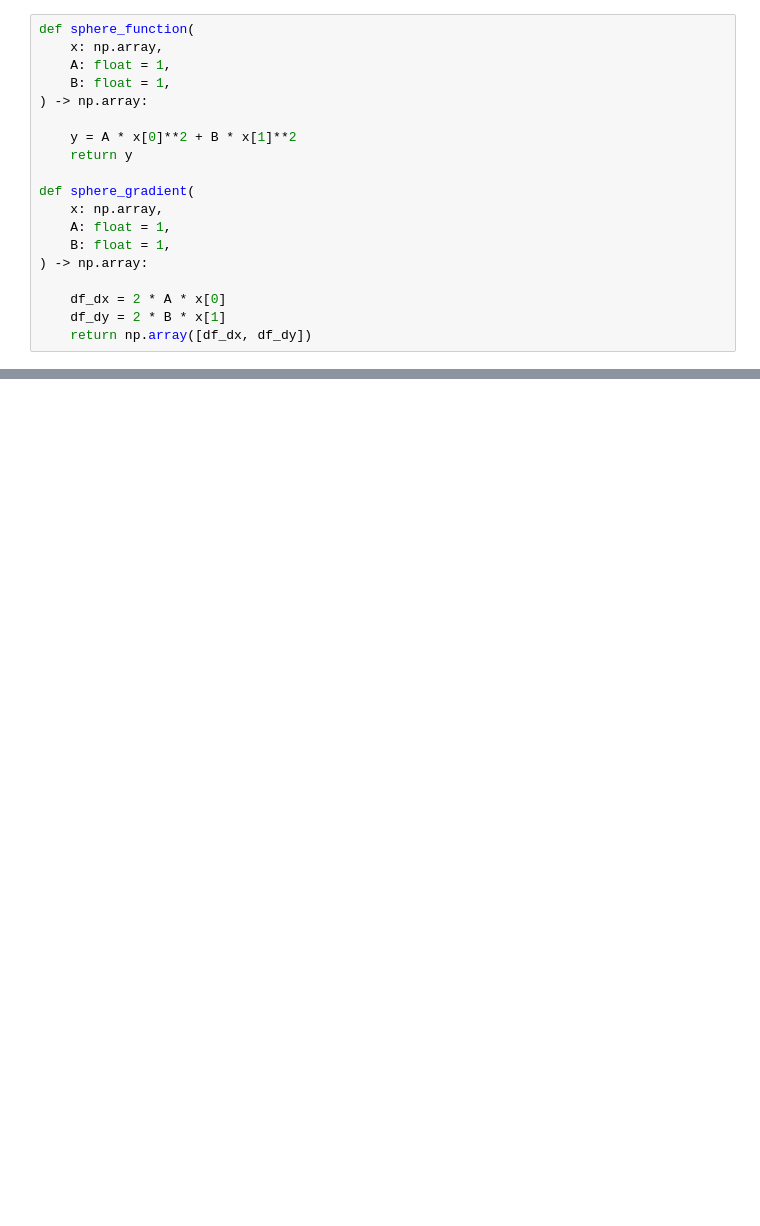
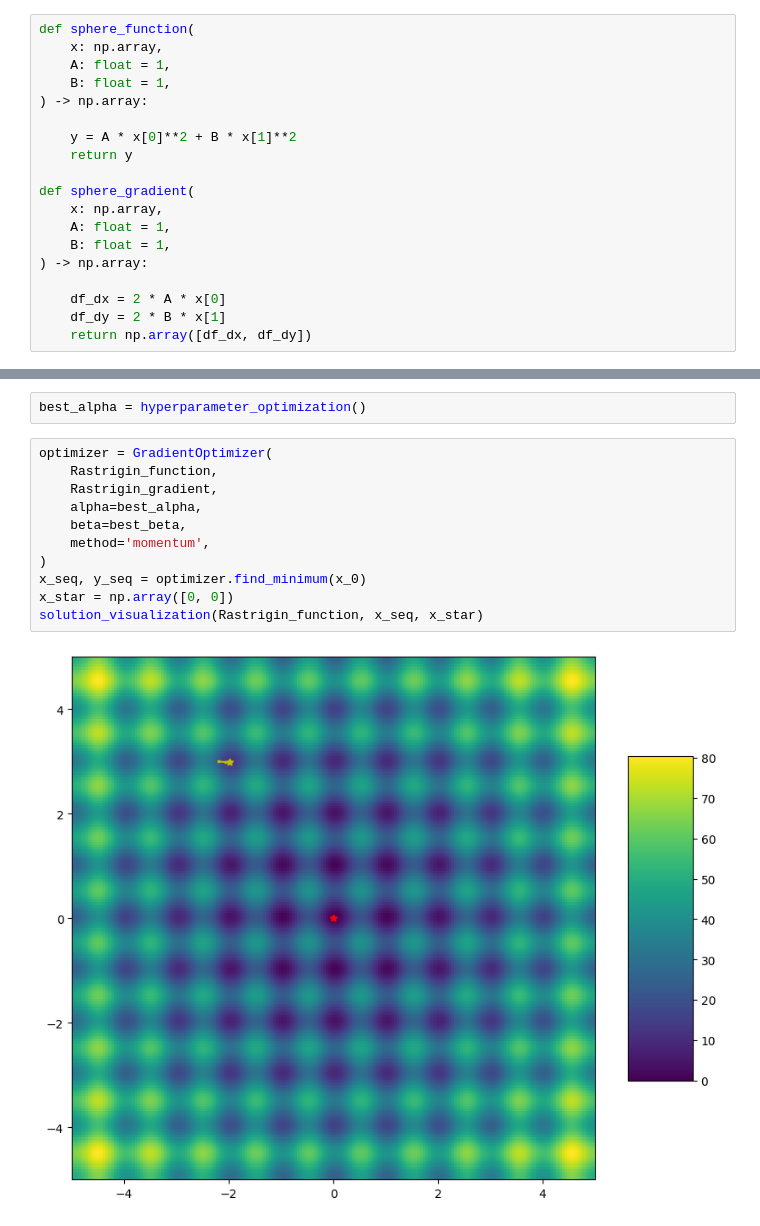
Before and after one commit to iameteron/ai, a Jupyter notebook: lab1/lab1.ipynb, the cells around one changed output, grey strips where cells are left out. Drawn from its saved outputs; the diff is of its cells as text; blank space fills up the shorter version.

```diff
--- a/lab1/lab1.ipynb
+++ b/lab1/lab1.ipynb
@@ -180,0 +289,15 @@ x_seq
+# %%
+best_alpha = hyperparameter_optimization()
+# %%
+optimizer = GradientOptimizer(
+    Rastrigin_function,
+    Rastrigin_gradient,
+    alpha=best_alpha,
+    beta=best_beta,
+    method='momentum',
+)
+x_seq, y_seq = optimizer.find_minimum(x_0)
+x_star = np.array([0, 0])
+solution_visualization(Rastrigin_function, x_seq, x_star)
+# %% [output]
+[figure, added]
```
Also changed, not shown: parts of 17 cells of this notebook.
